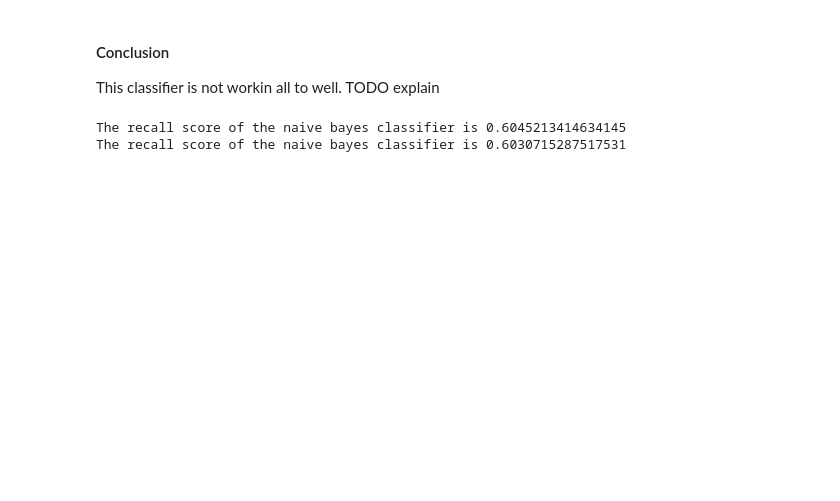
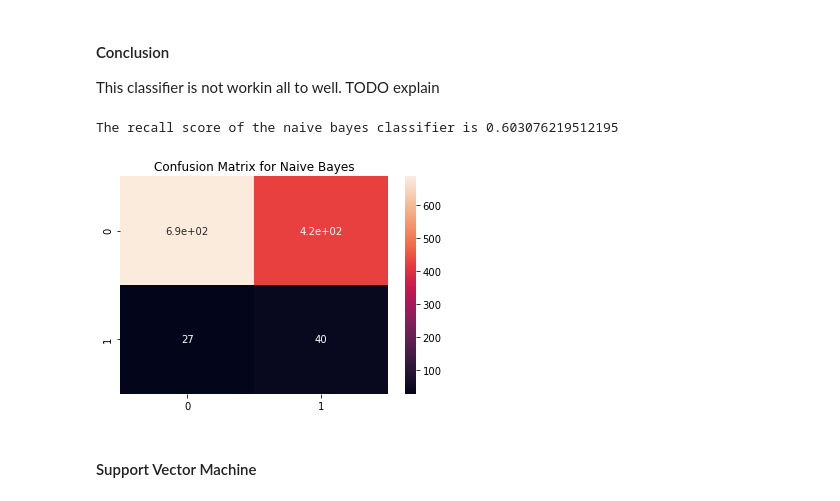
Before and after one commit to gabrysera/DataMining, a Jupyter notebook: DataMining_Marco_Gabriele.ipynb, the cells around one changed output. Saved outputs shown, nothing was run; the diff lists cells and outputs as text; code cells hidden in the pictures; blank space fills up the shorter version.

```diff
--- a/DataMining_Marco_Gabriele.ipynb
+++ b/DataMining_Marco_Gabriele.ipynb
@@ -192,13 +236,26 @@ plt.show()
 This classifier is not workin all to well. TODO explain
 # %%
 from sklearn.naive_bayes import ComplementNB
-from sklearn.model_selection import cross_val_score, RepeatedStratifiedKFold
+from sklearn.model_selection import cross_val_score, train_test_split, RepeatedStratifiedKFold
+from sklearn.metrics import confusion_matrix
+import seaborn as sns
 from itertools import product
 
 model = ComplementNB()
 cv = RepeatedStratifiedKFold(n_splits=5, n_repeats=40)
 scores = cross_val_score(model, X_n, y, scoring='recall', cv=cv, n_jobs=4)
 print('The recall score of the naive bayes classifier is {}'.format(np.mean(scores)))
+
+
+# make a test with confusion matrix
+X_train, X_test, y_train, y_test = train_test_split(X_n, y, test_size=0.33, stratify=y)
+model.fit(X_train, y_train)
+cm = confusion_matrix(y_test, model.predict(X_test))
+sns.heatmap(cm, annot=True)
+plt.title('Confusion Matrix for Naive Bayes')
+plt.show()
 # %% [output]
-The recall score of the naive bayes classifier is 0.6045213414634145
-The recall score of the naive bayes classifier is 0.6030715287517531
+The recall score of the naive bayes classifier is 0.603076219512195
+[figure, added]
+# %% [markdown]
+#### Support Vector Machine
```
Also changed, not shown: parts of 20 cells of this notebook.
